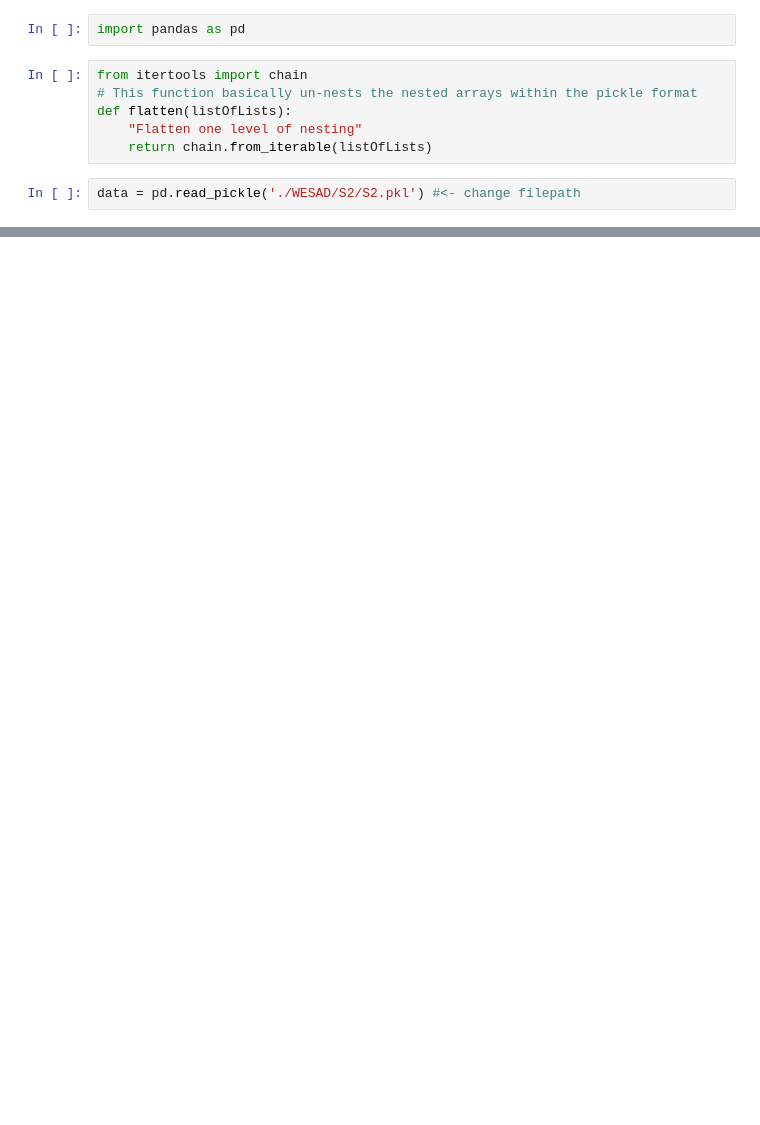
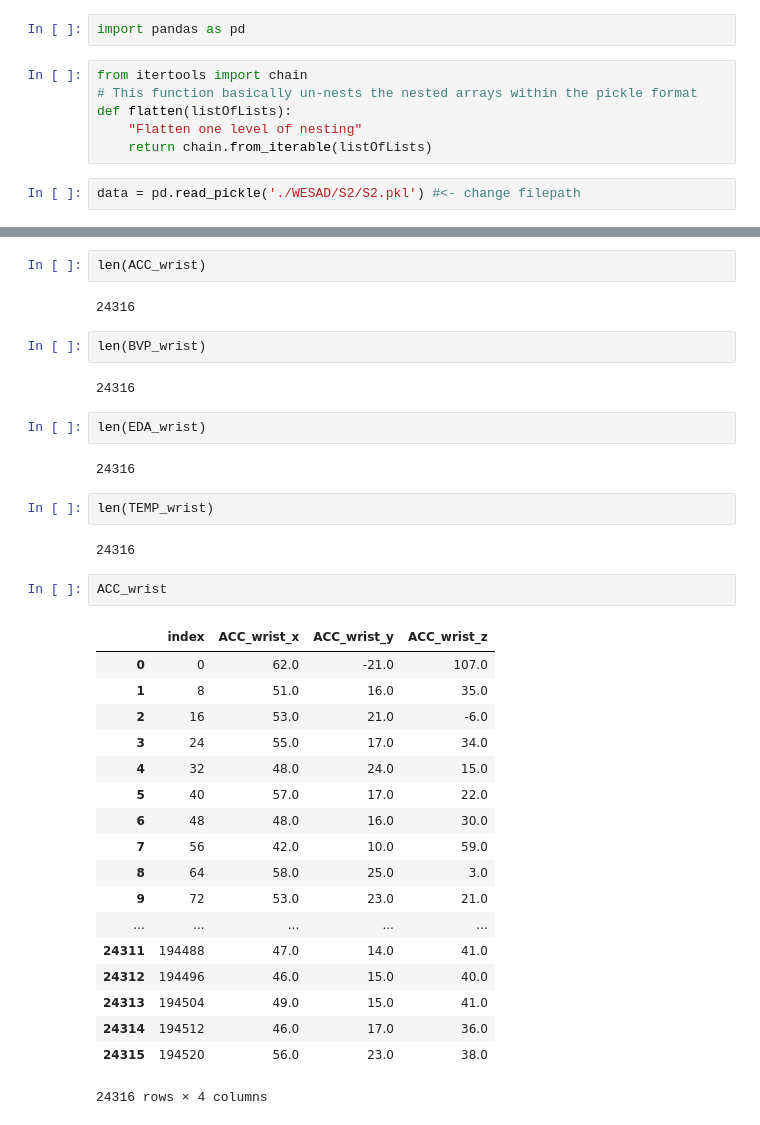
Before and after one commit to cathy135/case-study-2, a Jupyter notebook: data_cleaning.ipynb, the cells around one changed output, grey strips where cells are left out. Saved outputs shown, nothing was run; the diff lists cells and outputs as text; blank space fills up the shorter version.

```diff
--- a/data_cleaning.ipynb
+++ b/data_cleaning.ipynb
@@ -73,0 +69,37 @@ TEMP_wrist = list(flatten(data['signal']['wrist']['TEMP']))
+# %%
+len(ACC_wrist)
+# %% [output]
+24316
+# %%
+len(BVP_wrist)
+# %% [output]
+24316
+# %%
+len(EDA_wrist)
+# %% [output]
+24316
+# %%
+len(TEMP_wrist)
+# %% [output]
+24316
+# %%
+ACC_wrist
+# %% [output]
+|  | index | ACC_wrist_x | ACC_wrist_y | ACC_wrist_z |
+| 0 | 0 | 62.0 | -21.0 | 107.0 |
+| 1 | 8 | 51.0 | 16.0 | 35.0 |
+| 2 | 16 | 53.0 | 21.0 | -6.0 |
+| 3 | 24 | 55.0 | 17.0 | 34.0 |
+| 4 | 32 | 48.0 | 24.0 | 15.0 |
+| 5 | 40 | 57.0 | 17.0 | 22.0 |
+| 6 | 48 | 48.0 | 16.0 | 30.0 |
+| 7 | 56 | 42.0 | 10.0 | 59.0 |
+| 8 | 64 | 58.0 | 25.0 | 3.0 |
+| 9 | 72 | 53.0 | 23.0 | 21.0 |
+| ... | ... | ... | ... | ... |
+| 24311 | 194488 | 47.0 | 14.0 | 41.0 |
+| 24312 | 194496 | 46.0 | 15.0 | 40.0 |
+| 24313 | 194504 | 49.0 | 15.0 | 41.0 |
+| 24314 | 194512 | 46.0 | 17.0 | 36.0 |
+| 24315 | 194520 | 56.0 | 23.0 | 38.0 |
+24316 rows × 4 columns
```
Also changed, not shown: parts of 17 cells of this notebook.
